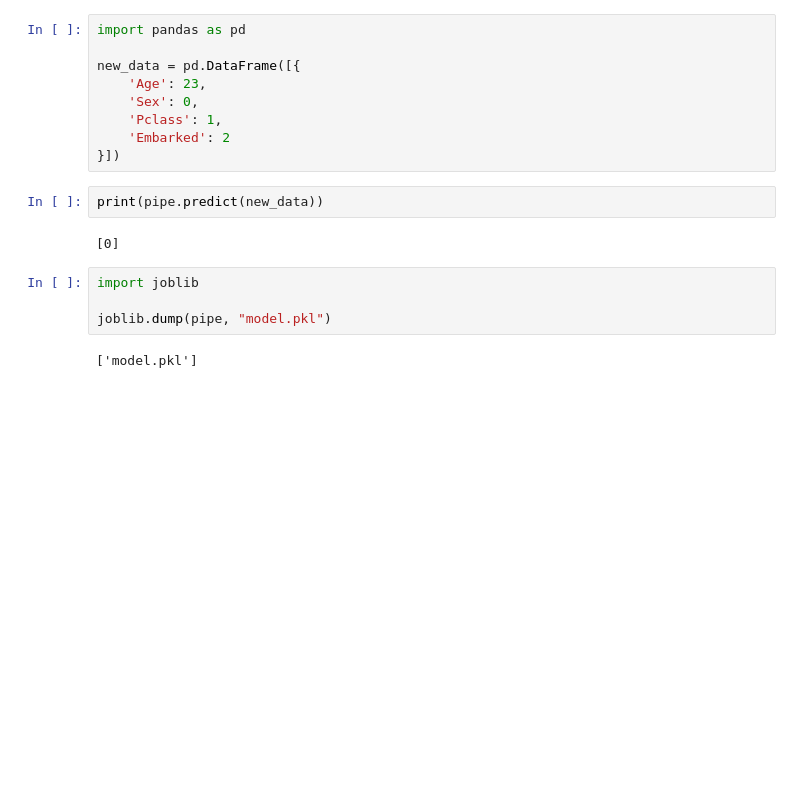
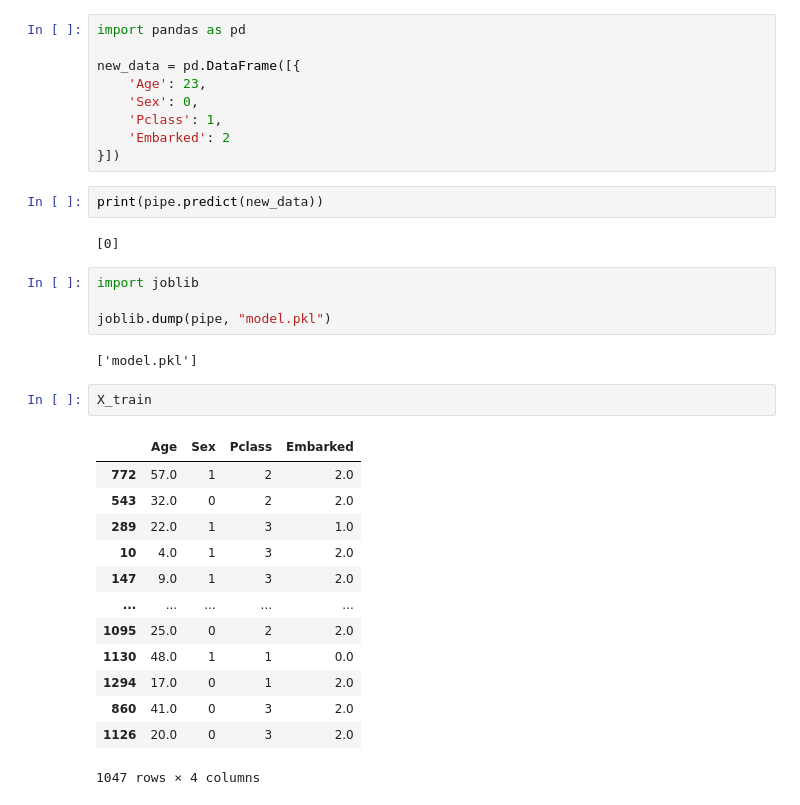
Before and after one commit to Atif-khan-prog/Titanic_project, a Jupyter notebook: code.ipynb, the cells around one changed output. Saved outputs shown, nothing was run; the diff lists cells and outputs as text; blank space fills up the shorter version.

```diff
--- a/code.ipynb
+++ b/code.ipynb
@@ -90,3 +90,19 @@ import joblib
 joblib.dump(pipe, "model.pkl")
 # %% [output]
 ['model.pkl']
+# %%
+X_train
+# %% [output]
+|  | Age | Sex | Pclass | Embarked |
+| 772 | 57.0 | 1 | 2 | 2.0 |
+| 543 | 32.0 | 0 | 2 | 2.0 |
+| 289 | 22.0 | 1 | 3 | 1.0 |
+| 10 | 4.0 | 1 | 3 | 2.0 |
+| 147 | 9.0 | 1 | 3 | 2.0 |
+| ... | ... | ... | ... | ... |
+| 1095 | 25.0 | 0 | 2 | 2.0 |
+| 1130 | 48.0 | 1 | 1 | 0.0 |
+| 1294 | 17.0 | 0 | 1 | 2.0 |
+| 860 | 41.0 | 0 | 3 | 2.0 |
+| 1126 | 20.0 | 0 | 3 | 2.0 |
+1047 rows × 4 columns
```
Also changed, not shown: parts of 2 cells of this notebook, 1 other file.
